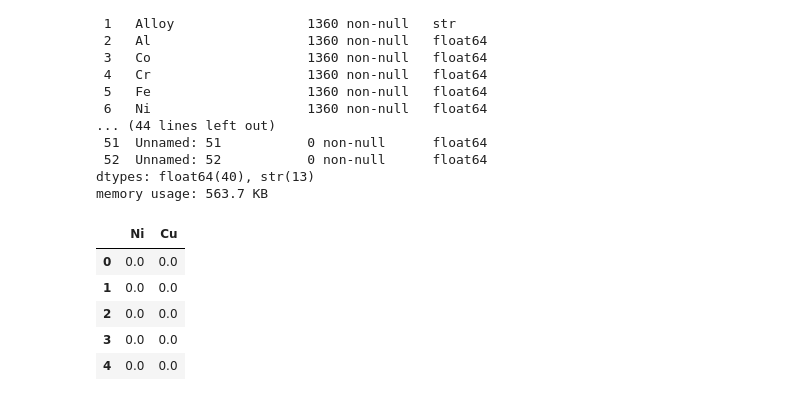
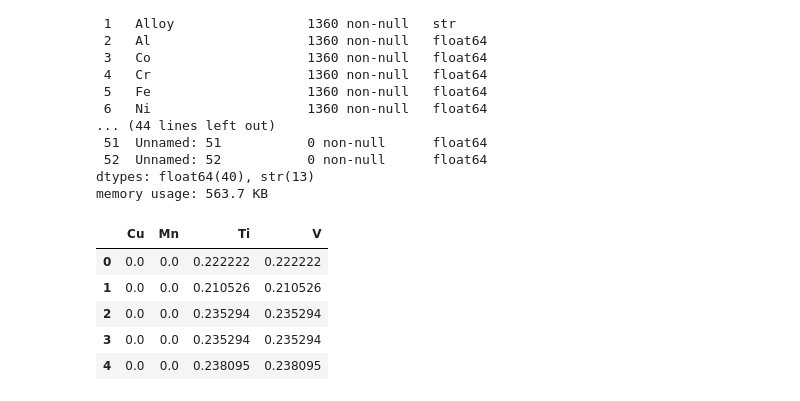
Before and after one commit to efyct6/Machine-Learning, a Jupyter notebook: mmme4125-coursework_2026.ipynb, the cells around one changed output. Drawn from its saved outputs; the diff is of its cells as text; code cells hidden in the pictures.

```diff
--- a/mmme4125-coursework_2026.ipynb
+++ b/mmme4125-coursework_2026.ipynb
@@ -222,24 +250,24 @@ Data columns (total 53 columns):
 dtypes: float64(40), str(13)
 memory usage: 563.7 KB
 # %%
-ds.iloc[:5, 6:8]   # no 2 - panda guide // display up to 5 rows of data , display column titles x:y range (y is excluded & not shown) - 6:7 -> only column 6 is shown
+ds.iloc[:5, 7:11]   # no 2 - panda guide // display up to 5 rows of data , display column titles x:y range (y is excluded & not shown) - 6:7 -> only column 6 is shown
 
 #Trial & error for x:y
 #0:2 -> alloy id, alloy type
 #2:27 -> 25 element types
 #28:37 -> numerical properties
 #38-43 -> Processing parameters
 # 44-50 -> Structure description & reference
 
 
 ### ISSUE!!!
 #  51-52 column Unknown & Data missing (NaN)
 # Noticed from raw data file why some numbers contain "?" - e.g 600? 900? -> hence displays NaN
 #
 # %% [output]
-|  | Ni | Cu |
-| 0 | 0.0 | 0.0 |
-| 1 | 0.0 | 0.0 |
-| 2 | 0.0 | 0.0 |
-| 3 | 0.0 | 0.0 |
-| 4 | 0.0 | 0.0 |
+|  | Cu | Mn | Ti | V |
+| 0 | 0.0 | 0.0 | 0.222222 | 0.222222 |
+| 1 | 0.0 | 0.0 | 0.210526 | 0.210526 |
+| 2 | 0.0 | 0.0 | 0.235294 | 0.235294 |
+| 3 | 0.0 | 0.0 | 0.235294 | 0.235294 |
+| 4 | 0.0 | 0.0 | 0.238095 | 0.238095 |
```
Also changed, not shown: parts of 2 cells of this notebook, 6 other files.
